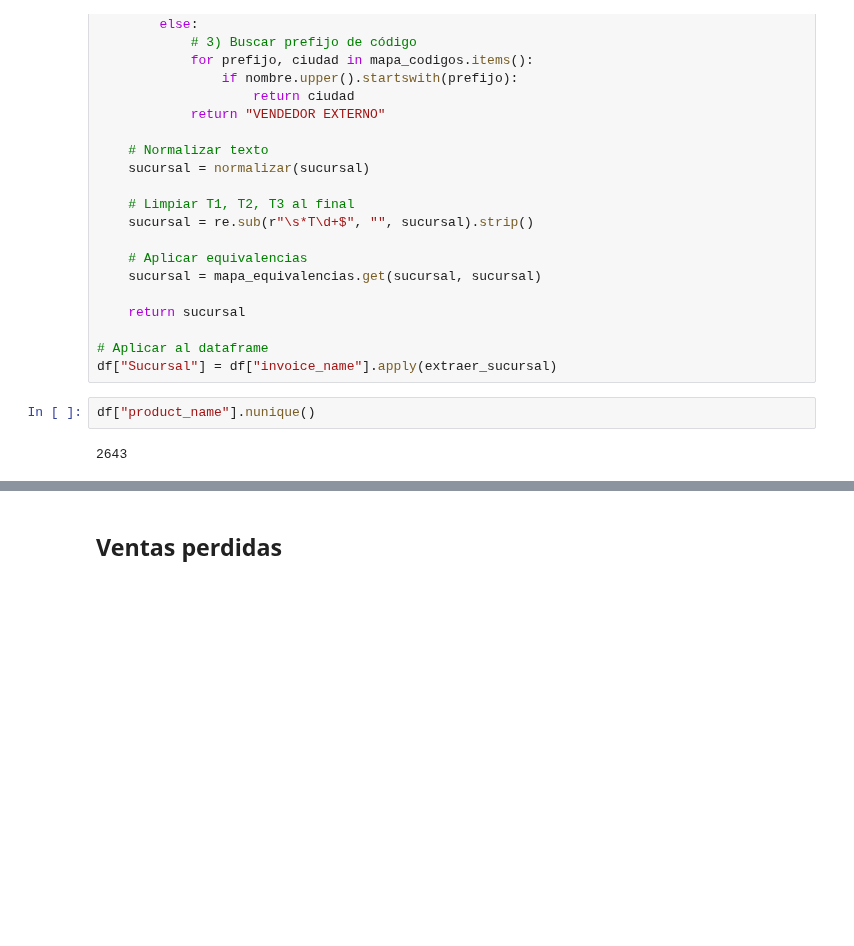
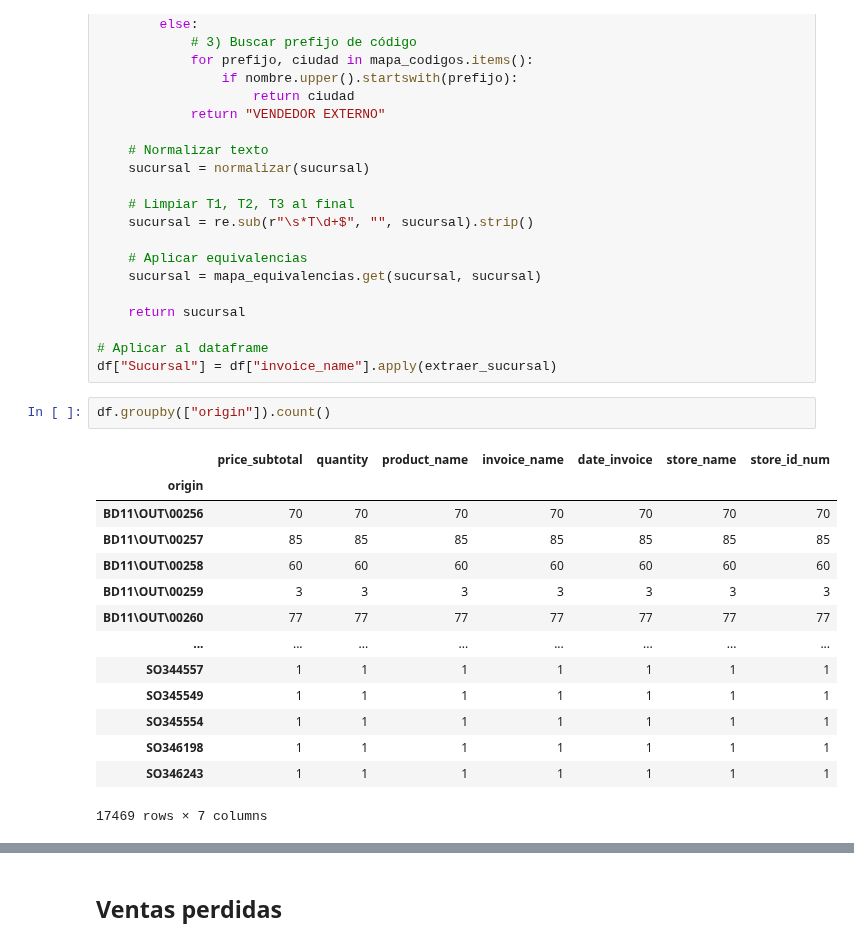
Before and after one commit to FiltrosDonsson/Proyectos-Data-analyst, a Jupyter notebook: MODELO ABASTECIMIENTO/ema.ipynb, the cells around one changed output, grey strips where cells are left out. Cells and saved outputs as stored; diff of their text form; blank space fills up the shorter version.

```diff
--- a/MODELO ABASTECIMIENTO/ema.ipynb
+++ b/MODELO ABASTECIMIENTO/ema.ipynb
@@ -112,6 +95,19 @@ def extraer_sucursal(nombre):
 # Aplicar al dataframe
 df["Sucursal"] = df["invoice_name"].apply(extraer_sucursal)
 # %%
-df["product_name"].nunique()
+df.groupby(["origin"]).count()
 # %% [output]
+|  | price_subtotal | quantity | product_name | invoice_name | date_invoice | store_name | store_id_num |
+| origin |  |  |  |  |  |  |  |
+| BD11\OUT\00256 | 70 | 70 | 70 | 70 | 70 | 70 | 70 |
+| BD11\OUT\00257 | 85 | 85 | 85 | 85 | 85 | 85 | 85 |
+| BD11\OUT\00258 | 60 | 60 | 60 | 60 | 60 | 60 | 60 |
+| BD11\OUT\00259 | 3 | 3 | 3 | 3 | 3 | 3 | 3 |
+| BD11\OUT\00260 | 77 | 77 | 77 | 77 | 77 | 77 | 77 |
+| ... | ... | ... | ... | ... | ... | ... | ... |
+| SO344557 | 1 | 1 | 1 | 1 | 1 | 1 | 1 |
+| SO345549 | 1 | 1 | 1 | 1 | 1 | 1 | 1 |
+| SO345554 | 1 | 1 | 1 | 1 | 1 | 1 | 1 |
+| SO346198 | 1 | 1 | 1 | 1 | 1 | 1 | 1 |
+| SO346243 | 1 | 1 | 1 | 1 | 1 | 1 | 1 |
-2643
+17469 rows × 7 columns
```
Also changed, not shown: parts of 4 cells of this notebook, 5 other files.
